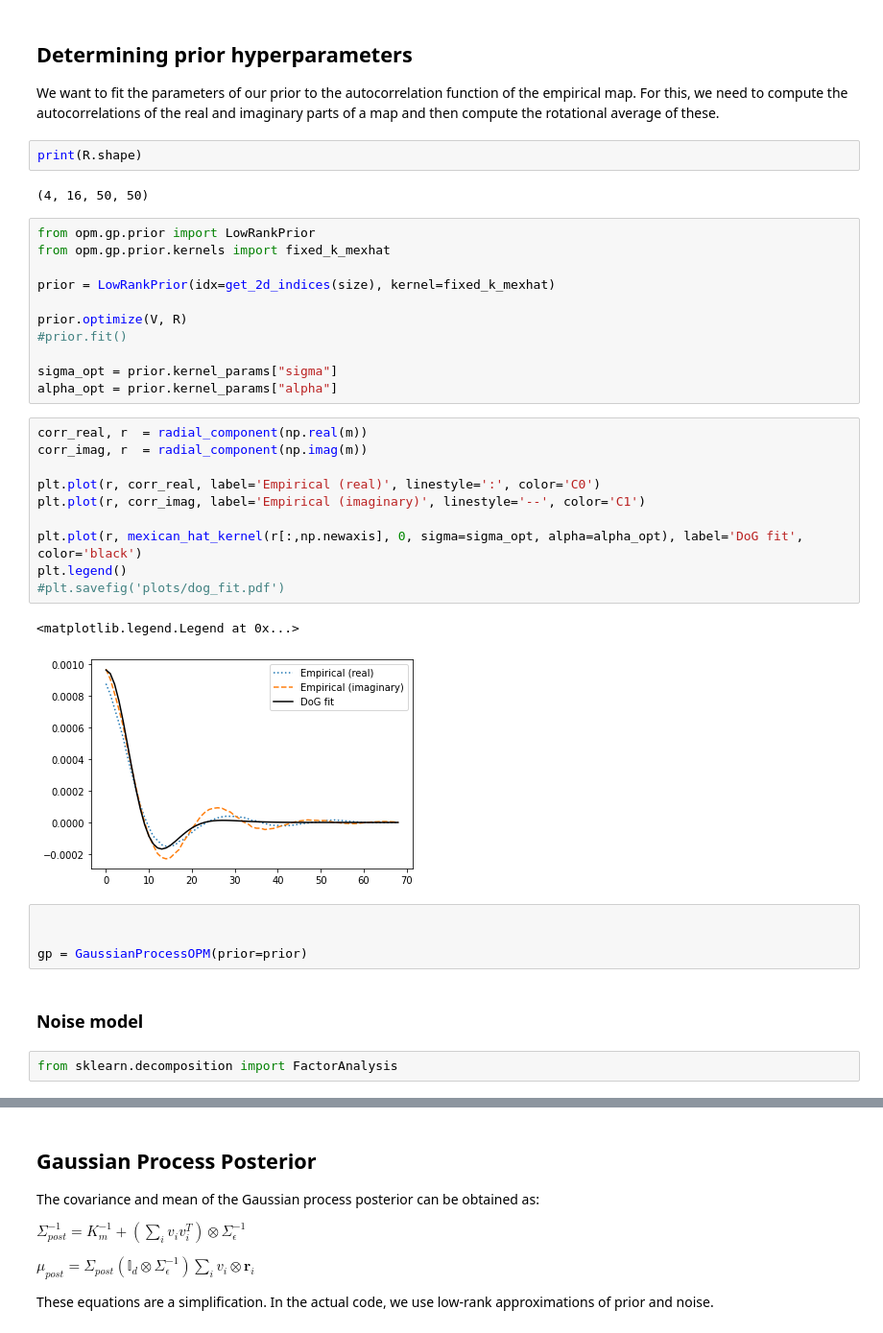
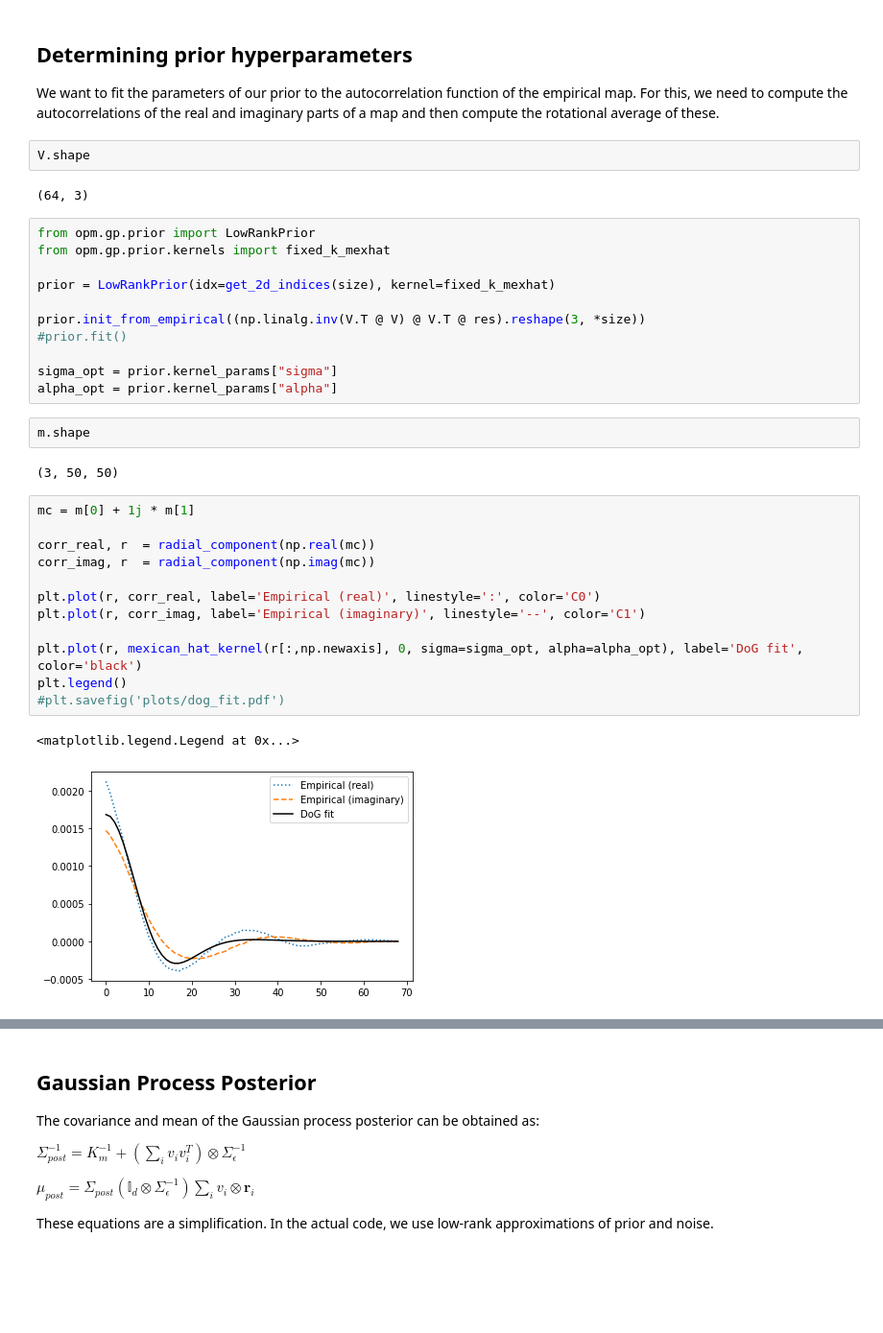
Before and after one commit to mackelab/gp-maps-python, a Jupyter notebook: demos/BayesianOPM.ipynb, the cells around one changed output, grey strips where cells are left out. Shown at 96% size. Drawn from its saved outputs; the diff is of its cells as text; blank space fills up the shorter version.

```diff
--- a/demos/BayesianOPM.ipynb
+++ b/demos/BayesianOPM.ipynb
@@ -106,39 +113,37 @@ plt.show()
 # %% [markdown]
 ## Determining prior hyperparameters
 We want to fit the parameters of our prior to the autocorrelation function of the empirical map. For this, we need to compute the autocorrelations of the real and imaginary parts of a map and then compute the rotational average of these.
-# %%
-print(R.shape)
-# %% [output]
-(4, 16, 50, 50)
+# %%
+V.shape
+# %% [output]
+(64, 3)
 # %%
 from opm.gp.prior import LowRankPrior
 from opm.gp.prior.kernels import fixed_k_mexhat
 
 prior = LowRankPrior(idx=get_2d_indices(size), kernel=fixed_k_mexhat)
 
-prior.optimize(V, R)
+prior.init_from_empirical((np.linalg.inv(V.T @ V) @ V.T @ res).reshape(3, *size))
 #prior.fit()
 
 sigma_opt = prior.kernel_params["sigma"]
 alpha_opt = prior.kernel_params["alpha"]
+# %%
+m.shape
+# %% [output]
+(3, 50, 50)
 # %%
-corr_real, r  = radial_component(np.real(m))
-corr_imag, r  = radial_component(np.imag(m))
+mc = m[0] + 1j * m[1]
+
+corr_real, r  = radial_component(np.real(mc))
+corr_imag, r  = radial_component(np.imag(mc))
 
 plt.plot(r, corr_real, label='Empirical (real)', linestyle=':', color='C0')
 plt.plot(r, corr_imag, label='Empirical (imaginary)', linestyle='--', color='C1')
 
 plt.plot(r, mexican_hat_kernel(r[:,np.newaxis], 0, sigma=sigma_opt, alpha=alpha_opt), label='DoG fit', color='black')
 plt.legend()
 #plt.savefig('plots/dog_fit.pdf')
 # %% [output]
 <matplotlib.legend.Legend at 0x...>
-[figure, old version]
+[figure, new version]
-# %%
-
-
-gp = GaussianProcessOPM(prior=prior)
-# %% [markdown]
-### Noise model
-# %%
-from sklearn.decomposition import FactorAnalysis
```
Also changed, not shown: parts of 14 cells of this notebook, 1 other file.
